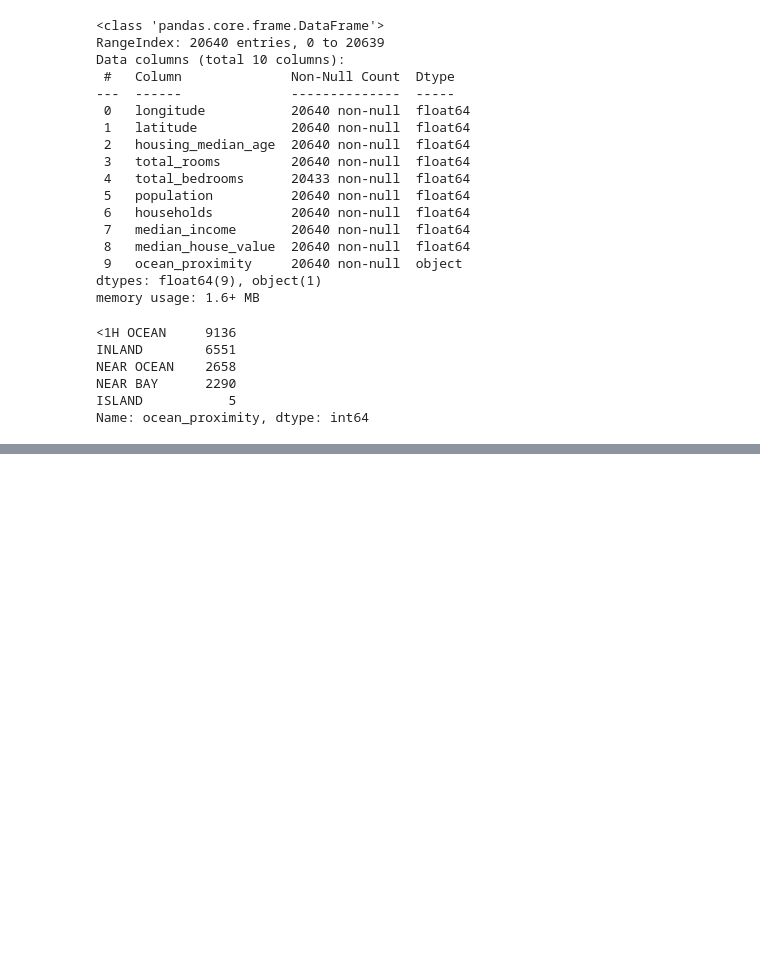
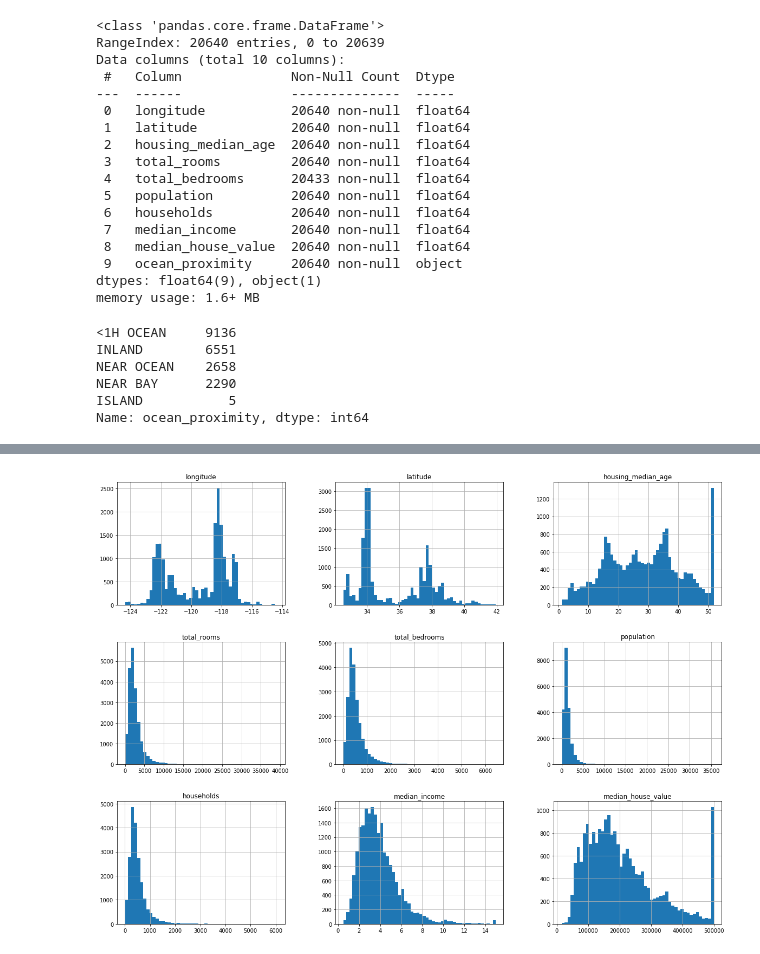
Before and after one commit to SusmoyBarman1/Machine-learning-101, a Jupyter notebook: Hands_On_Machine_Learning/Housing_Price_prediction.ipynb, the cells around one changed output, grey strips where cells are left out. Saved outputs shown, nothing was run; the diff lists cells and outputs as text; code cells hidden in the pictures; blank space fills up the shorter version.

```diff
--- a/Hands_On_Machine_Learning/Housing_Price_prediction.ipynb
+++ b/Hands_On_Machine_Learning/Housing_Price_prediction.ipynb
@@ -81,3 +81,11 @@ housing.describe()
 | 50% | -118.490000 | 34.260000 | 29.000000 | 2127.000000 | 435.000000 | 1166.000000 | 409.000000 | ... |
 | 75% | -118.010000 | 37.710000 | 37.000000 | 3148.000000 | 647.000000 | 1725.000000 | 605.000000 | ... |
 | max | -114.310000 | 41.950000 | 52.000000 | 39320.000000 | 6445.000000 | 35682.000000 | 6082.000000 | ... |
+# %%
+%matplotlib inline
+import matplotlib.pyplot as plt
+
+housing.hist(bins=50, figsize=(20,15))
+plt.show()
+# %% [output]
+[figure, added]
```
Also changed, not shown: parts of 2 cells of this notebook, 1 other file.
